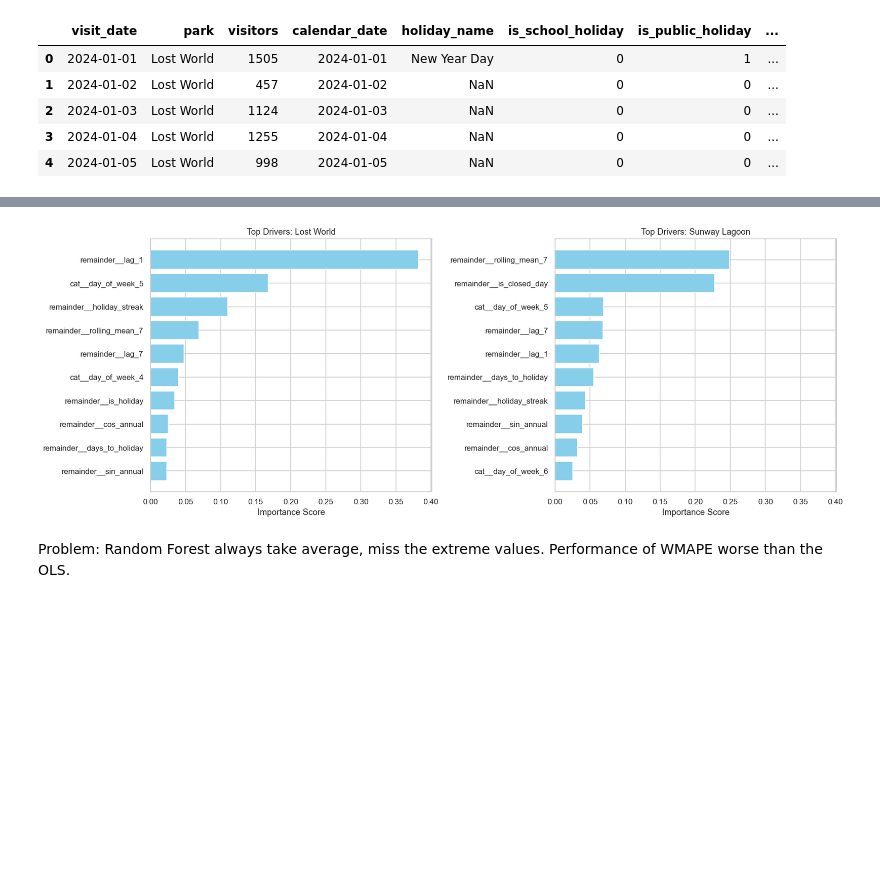
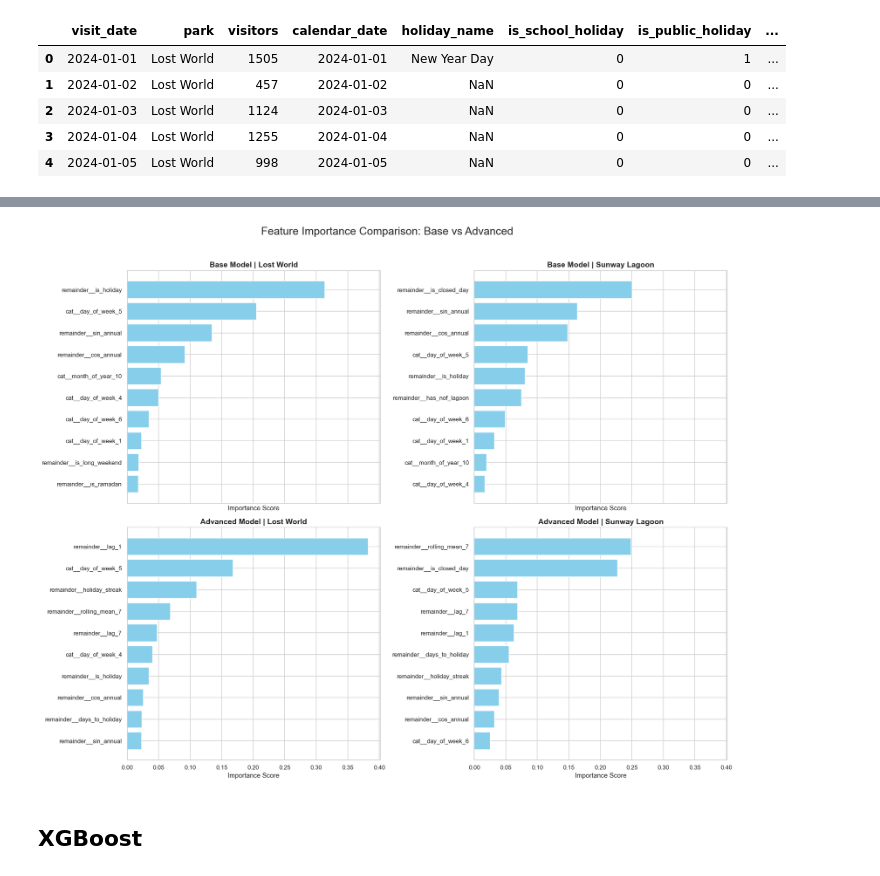
Before and after one commit to henrytansunway/sunway-theme-park, a Jupyter notebook: modi_demand_model.ipynb, the cells around one changed output, grey strips where cells are left out. Drawn from its saved outputs; the diff is of its cells as text; code cells hidden in the pictures; blank space fills up the shorter version.

```diff
--- a/modi_demand_model.ipynb
+++ b/modi_demand_model.ipynb
@@ -110,8 +154,6 @@ def get_days_to_holiday(group):
 dat['visit_date'] = pd.to_datetime(dat['visit_date'])
 dat['is_holiday'] = dat['is_holiday'].astype(int)
 dat['days_to_holiday'] = dat.groupby('park', group_keys=False).apply(get_days_to_holiday)
-numeric_features.append('days_to_holiday')
-
 
 dat.head()
 # %% [output]
@@ -127,7 +188,6 @@ dat.head()
 # We can represent this as a proximity feature to the 25th.
 dat['day_of_month'] = dat['visit_date'].dt.day
 dat['is_payday_window'] = ((dat['day_of_month'] >= 25) | (dat['day_of_month'] <= 3)).astype(int)
-numeric_features.append('is_payday_window')
 
 dat.head()
 dat.shape
@@ -154,10 +236,6 @@ dat['holiday_streak'] = dat.groupby(['park', 'holiday_block'])['is_holiday'].cum
 # 5. Clean up helper columns
 dat = dat.drop(columns=['holiday_block'])
 
-# 6. Verify and update features
-if 'holiday_streak' not in numeric_features:
-    numeric_features.append('holiday_streak')
-
 print("Columns present:", dat.columns.tolist())
 dat.head()
 # %% [output]
@@ -182,9 +281,3 @@ dat['rolling_mean_7'] = dat.groupby('park')['visitors'].transform(lambda x: x.ro
 dat['lag_1'] = dat['lag_1'].fillna(0)
 dat['lag_7'] = dat['lag_7'].fillna(0)
 dat['rolling_mean_7'] = dat['rolling_mean_7'].fillna(0)
-
-# Optional: You can also use 'bfill' (backfill) to use the first real value found later
-# dat = dat.fillna(method='bfill')
-numeric_features.append('lag_1')
-numeric_features.append('lag_7')
-numeric_features.append('rolling_mean_7')
@@ -280,21 +457,33 @@ Sunway Lagoon  0.3650  955.2047  1330.0355  0.1145  228.7324     NaN
 # %%
-# 3. Plotting Code (Run this AFTER your loop finishes)
-fig, axes = plt.subplots(1, 2, figsize=(16, 6), sharex=True)
-axes = axes.flatten()
+# Feature importance plot
 
-for idx, p in enumerate(parks):
-    if p in final_importances:
-        df = final_importances[p].head(10) # Top 10 features
-        axes[idx].barh(df['Feature'], df['Importance'], color='skyblue')
-        axes[idx].set_title(f"Top Drivers: {p}")
-        axes[idx].invert_yaxis()
-        axes[idx].set_xlabel("Importance Score")
+# 1. Setup the 2x2 grid
+fig, axes = plt.subplots(2, 2, figsize=(18, 14), sharex=True)
+fig.suptitle('Feature Importance Comparison: Base vs Advanced', fontsize=20, y=1.02)
+
+# Define the grid structure (Row 0 = Base, Row 1 = Advanced)
+model_types = ['Base Model', 'Advanced Model']
+parks = sorted(dat['park'].unique()) # Ensures order (e.g., Lost World, Sunway)
+
+for row, m_type in enumerate(model_types):
+    for col, p in enumerate(parks):
+        ax = axes[row, col]
+
+        # Get data from the dictionary
+        key = (m_type, p)
+        if key in final_importances:
+            df = final_importances[key].head(10) # Top 10 features
+            ax.barh(df['Feature'], df['Importance'], color='skyblue')
+            ax.set_title(f"{m_type} | {p}", fontsize=14, fontweight='bold')
+            ax.invert_yaxis()
+            ax.set_xlabel("Importance Score")
+        else:
+            ax.text(0.5, 0.5, 'No data', ha='center')
 
 plt.tight_layout()
 plt.show()
 # %% [output]
-[figure, old version]
+[figure, new version]
-# %% [markdown]
-Problem: Random Forest always take average, miss the extreme values.
-Performance of WMAPE worse than the OLS.
+# %% [markdown]
+## XGBoost
 # %%
```
Also changed, not shown: parts of 16 cells of this notebook.
